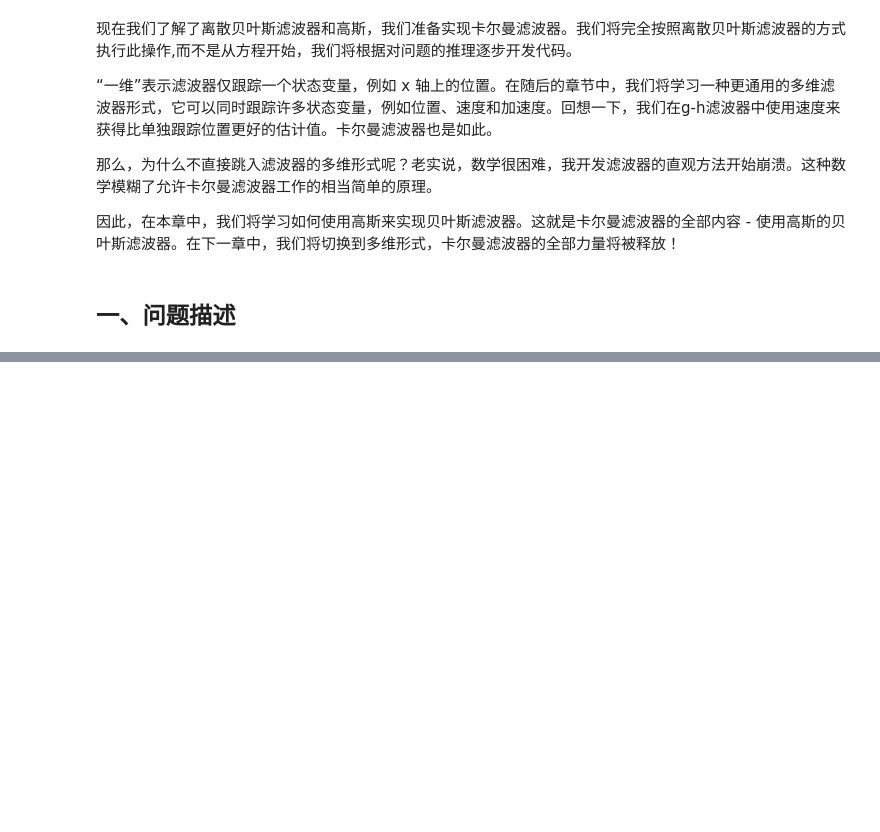
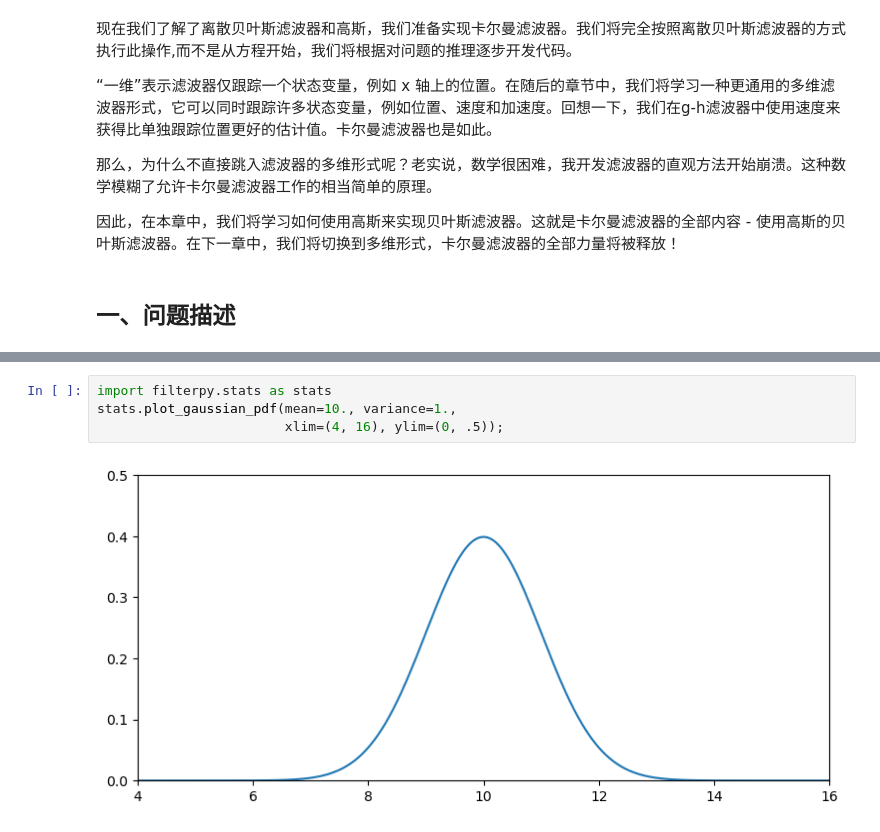
Before and after one commit to SunJianboGitHub/KalmanFilter, a Jupyter notebook: 04-一维卡尔曼滤波器.ipynb, the cells around one changed output, grey strips where cells are left out. Saved outputs shown, nothing was run; the diff lists cells and outputs as text; blank space fills up the shorter version.

Commit message:
One Dimensional Kalman Filters

```diff
--- a/04-一维卡尔曼滤波器.ipynb
+++ b/04-一维卡尔曼滤波器.ipynb
@@ -17,0 +28,6 @@ book_format.set_style()
+# %%
+import filterpy.stats as stats
+stats.plot_gaussian_pdf(mean=10., variance=1.,
+                        xlim=(4, 16), ylim=(0, .5));
+# %% [output]
+[figure, added]
```
Also changed, not shown: parts of 6 cells of this notebook.
